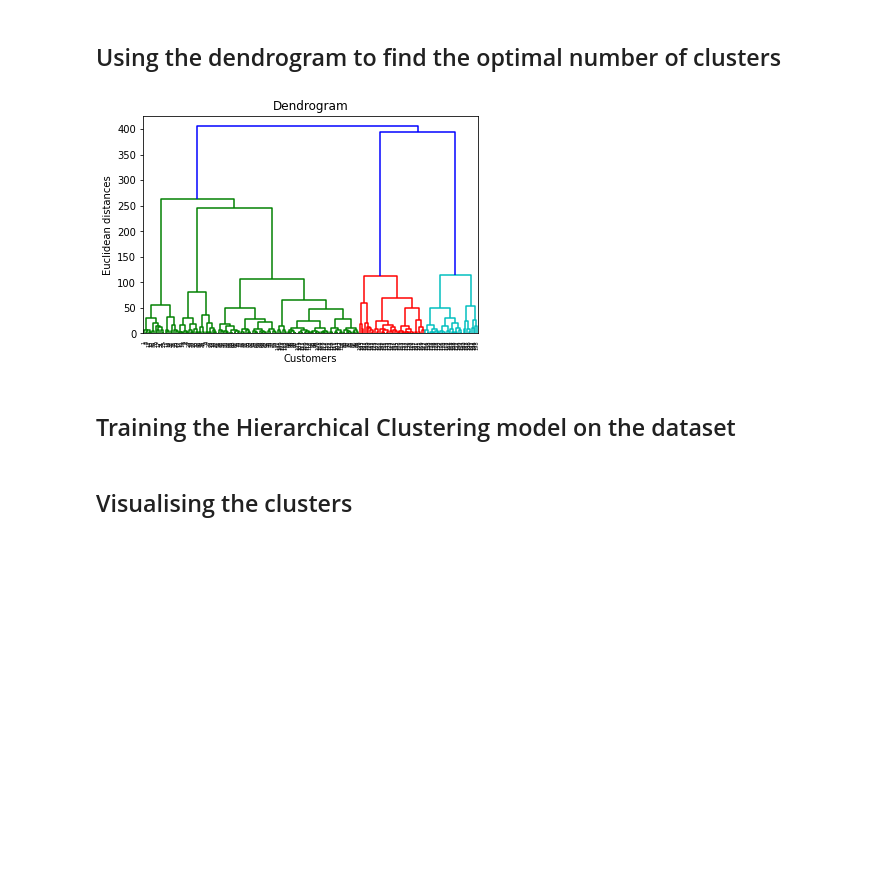
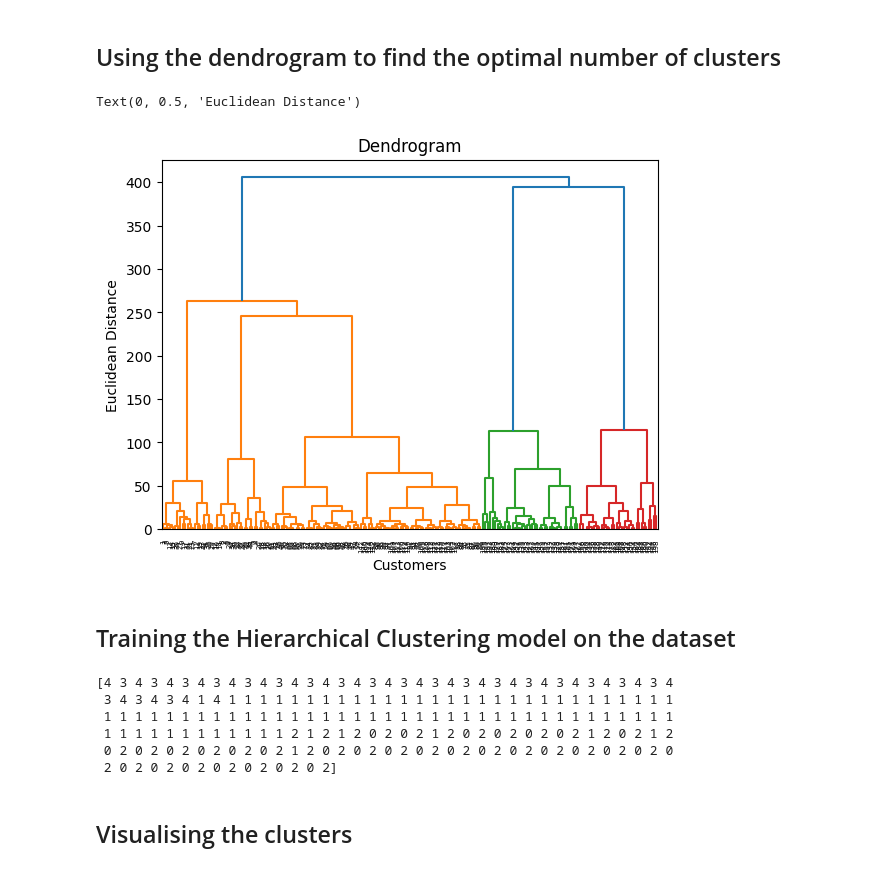
Before and after one commit to Shadhin-f/Machine-Learning, a Jupyter notebook: hierarchical_clustering.ipynb, the cells around one changed output. Cells and saved outputs as stored; diff of their text form; code cells hidden in the pictures; blank space fills up the shorter version.

```diff
--- a/hierarchical_clustering.ipynb
+++ b/hierarchical_clustering.ipynb
@@ -18,12 +18,12 @@ X = dataset.iloc[:, [3, 4]].values
 # %%
 import scipy.cluster.hierarchy as sch
 dendrogram = sch.dendrogram(sch.linkage(X, method = 'ward'))
 plt.title('Dendrogram')
 plt.xlabel('Customers')
-plt.ylabel('Euclidean distances')
-plt.show()
+plt.ylabel('Euclidean Distance')
 # %% [output]
+Text(0, 0.5, 'Euclidean Distance')
-[figure, old version]
+[figure, new version]
 # %% [markdown]
 ## Training the Hierarchical Clustering model on the dataset
 # %%
@@ -32,4 +32,13 @@ hc = AgglomerativeClustering(n_clusters = 5, affinity = 'euclidean', linkage = '
 y_hc = hc.fit_predict(X)
+# %%
+print(y_hc)
+# %% [output]
+[4 3 4 3 4 3 4 3 4 3 4 3 4 3 4 3 4 3 4 3 4 3 4 3 4 3 4 3 4 3 4 3 4 3 4 3 4
+ 3 4 3 4 3 4 1 4 1 1 1 1 1 1 1 1 1 1 1 1 1 1 1 1 1 1 1 1 1 1 1 1 1 1 1 1 1
+ 1 1 1 1 1 1 1 1 1 1 1 1 1 1 1 1 1 1 1 1 1 1 1 1 1 1 1 1 1 1 1 1 1 1 1 1 1
+ 1 1 1 1 1 1 1 1 1 1 1 1 2 1 2 1 2 0 2 0 2 1 2 0 2 0 2 0 2 0 2 1 2 0 2 1 2
+ 0 2 0 2 0 2 0 2 0 2 0 2 1 2 0 2 0 2 0 2 0 2 0 2 0 2 0 2 0 2 0 2 0 2 0 2 0
+ 2 0 2 0 2 0 2 0 2 0 2 0 2 0 2]
 # %% [markdown]
 ## Visualising the clusters
 # %%
```
Also changed, not shown: parts of 2 cells of this notebook.
